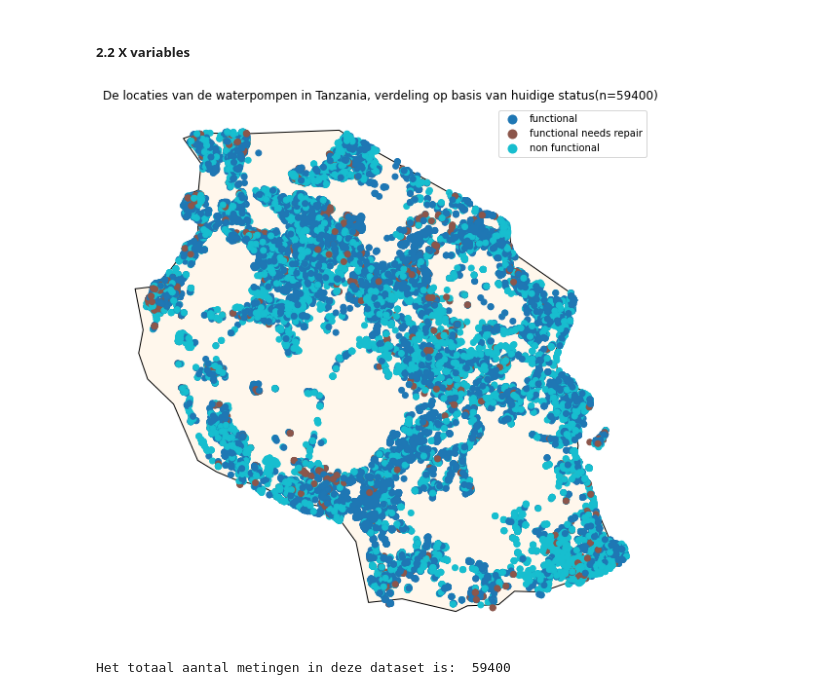
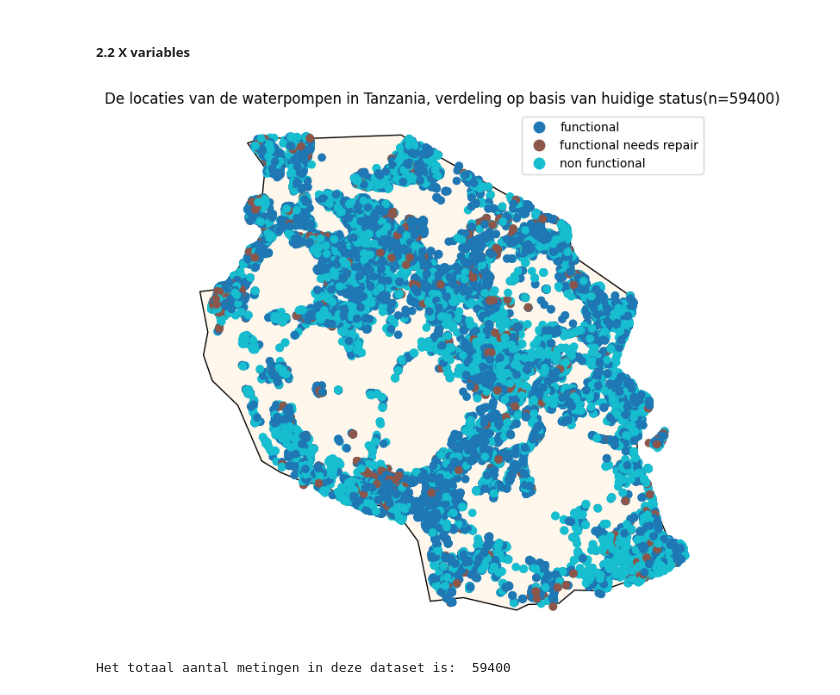
Before and after one commit to Nelleke20/notebook.pump-it-up, a Jupyter notebook: notebooks/1.Exploratory analysis.ipynb, the cells around one changed output. Saved outputs shown, nothing was run; the diff lists cells and outputs as text; code cells hidden in the pictures.

```diff
--- a/notebooks/1.Exploratory analysis.ipynb
+++ b/notebooks/1.Exploratory analysis.ipynb
@@ -23,3 +13,9 @@ df_train_x = pd.read_csv('/Users/Nelleke/PycharmProjects/Pump_it_up/data/trainin
+# %%
+train_path_labels = '../data/trainingset_labels.csv'
+df_train_y = pd.read_csv(train_path_labels)
+# %%
+train_path_values = '../data/trainingset_values.csv'
+df_train_x = pd.read_csv(train_path_values)
 # %%
 df_train_x.head()
 # %% [output]
@@ -81,19 +73,18 @@ import geopandas
 gdf = geopandas.GeoDataFrame(df_train_x.loc[df_train_x['latitude'] < -0.1], geometry=geopandas.points_from_xy(
     df_train_x.loc[df_train_x['latitude'] < -0.1, 'longitude'], df_train_x.loc[df_train_x['latitude'] < -0.1, 'latitude']))
 # %%
-import contextily as ctx
 import matplotlib.patches as mpatches
 
 world = geopandas.read_file(geopandas.datasets.get_path('naturalearth_lowres'))
 tanzania =  world[world.name == "Tanzania"]
 
-ax = tanzania.plot(color='white', edgecolor='black',figsize=(10, 10),cmap='OrRd')
+ax = tanzania.plot(color='white', edgecolor='black',figsize=(8, 8),cmap='OrRd')
 gdf.plot(ax=ax, column='status_group', legend=True)
 ax.set_axis_off()
 plt.title('De locaties van de waterpompen in Tanzania, verdeling op basis van huidige status(n=59400)')
 plt.show()
 # %% [output]
-[figure, old version]
+[figure, new version]
 # %%
 print('Het totaal aantal metingen in deze dataset is: ', df_train_x['id'].count())
 # %% [output]
```
Also changed, not shown: parts of 34 cells of this notebook, 3 other files.
